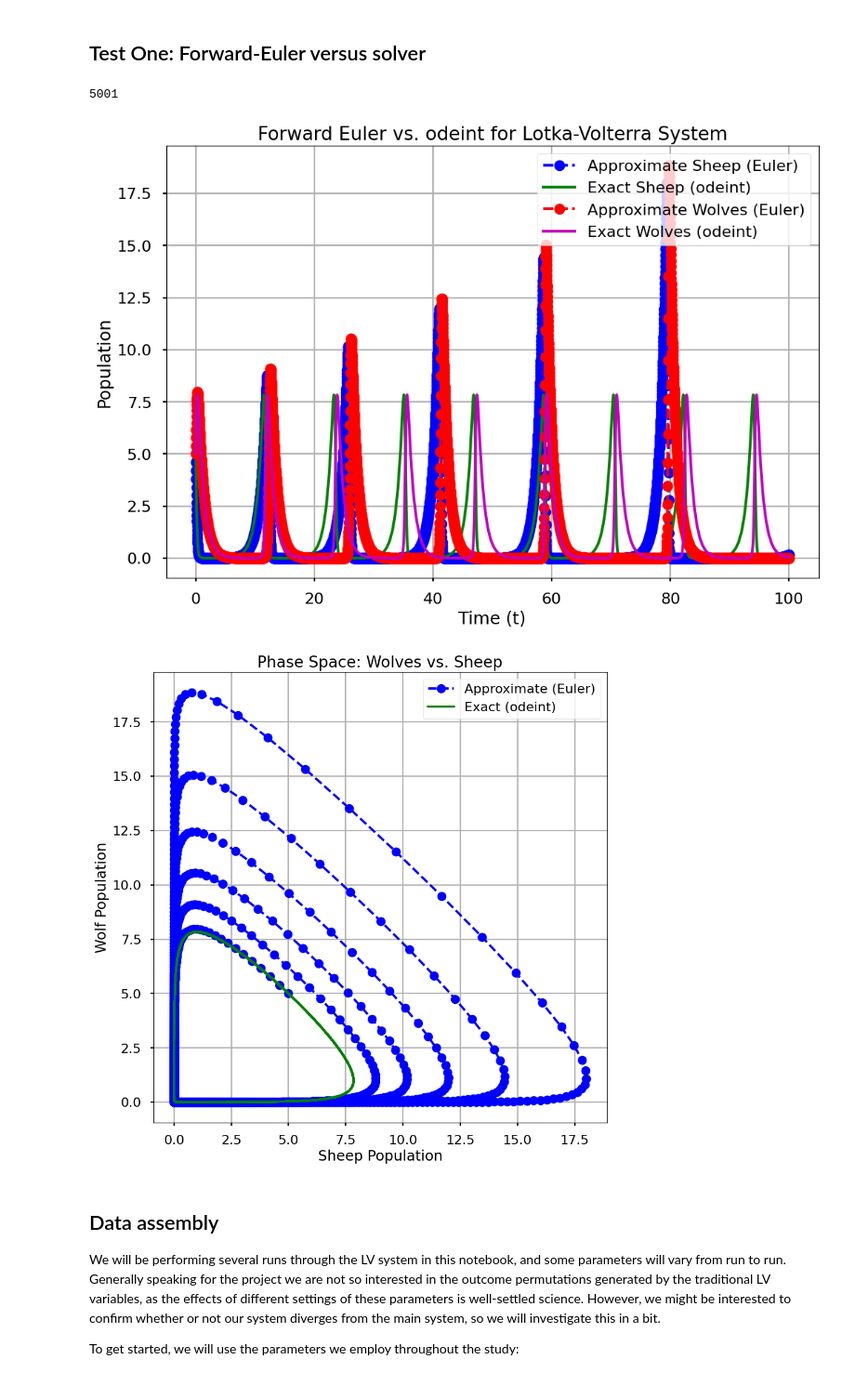
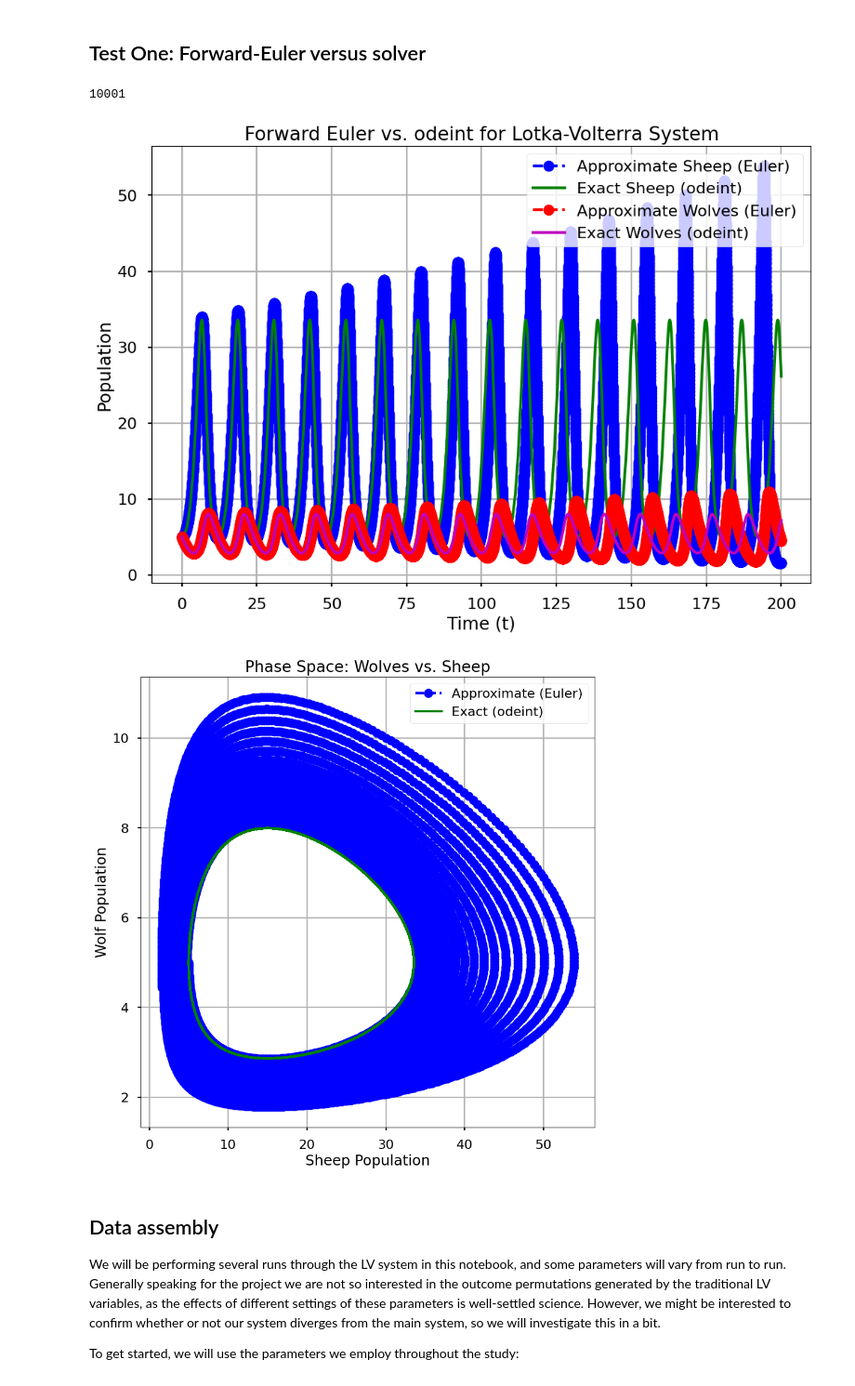
Before and after one commit to peterdresslar/do-android-wolves-dream-of-electric-sheep, a Jupyter notebook: notebooks/validation.ipynb, the cells around one changed output. Shown: that part at 93% size. Saved outputs shown, nothing was run; the diff lists cells and outputs as text; code cells hidden in the pictures.

```diff
--- a/notebooks/validation.ipynb
+++ b/notebooks/validation.ipynb
@@ -145,13 +146,13 @@ def forward_euler_solver(initial_conditions, dt, max_step, a, b, c, d):
 
 # Model parameters for oscillatory behavior
 alpha = 1.0
-beta = 1.0
-gamma = 1.0
-delta = 1.0
+beta = 0.2
+gamma = 0.3
+delta = 0.1
 s_start = 5
 w_start = 5
 dt = 0.02
-max_step = 100
+max_step = 200
 
 # Time array for the solvers
 t = np.arange(0, max_step + dt, dt)
@@ -165,36 +166,36 @@ s_exact = solution[:,0]
 w_exact = solution[:,1]
 
 
 # 3. Plot the time-series results
 plt.style.use('seaborn-v0_8-poster')
 plt.figure(figsize = (12, 8))
 
 plt.plot(t_euler, s_euler, 'bo--', label='Approximate Sheep (Euler)')
 plt.plot(t, s_exact, 'g-', label='Exact Sheep (odeint)')
 plt.plot(t_euler, w_euler, 'ro--', label='Approximate Wolves (Euler)')
 plt.plot(t, w_exact, 'm-', label='Exact Wolves (odeint)')
 
 plt.title('Forward Euler vs. odeint for Lotka-Volterra System')
 plt.xlabel('Time (t)')
 plt.ylabel('Population')
 plt.grid()
 plt.legend(loc='upper right')
 plt.show()
 
 # 4. Create the Phase Space Plot
 plt.figure(figsize=(10, 10))
 plt.plot(s_euler, w_euler, 'bo--', label='Approximate (Euler)')
 plt.plot(s_exact, w_exact, 'g-', label='Exact (odeint)')
 plt.title('Phase Space: Wolves vs. Sheep')
 plt.xlabel('Sheep Population')
 plt.ylabel('Wolf Population')
 plt.grid()
 plt.legend(loc='upper right')
 plt.show()
 # %% [output]
-5001
+10001
-[figure, old version]
+[figure, new version]
-[figure, old version]
+[figure, new version]
 # %% [markdown]
 ## Data assembly
 
```
Also changed, not shown: parts of 4 cells of this notebook, 1 other file.
